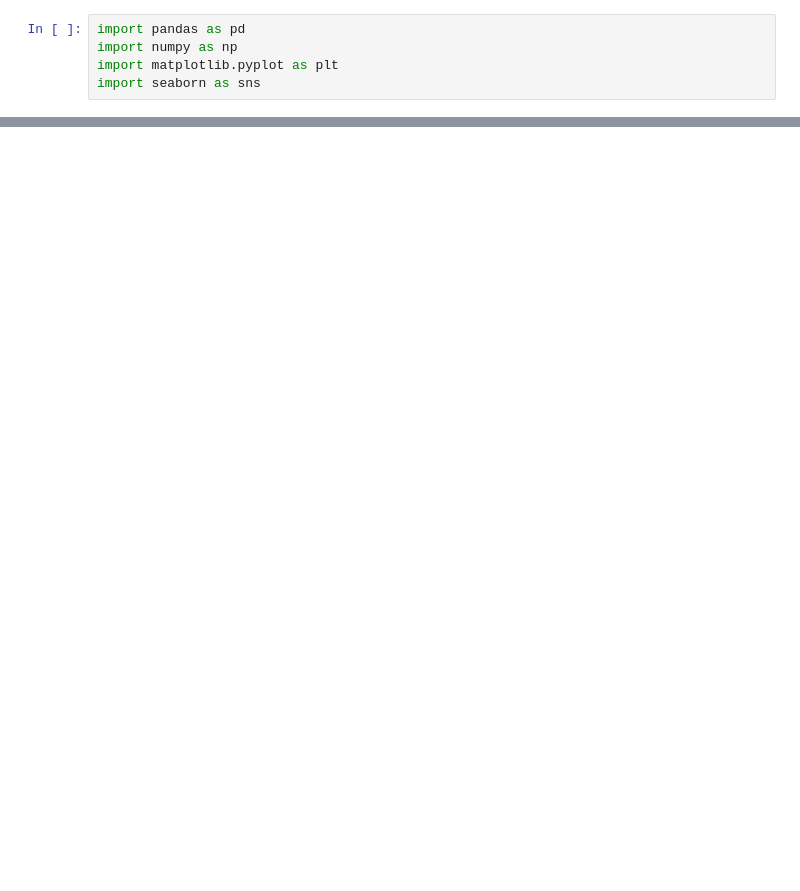
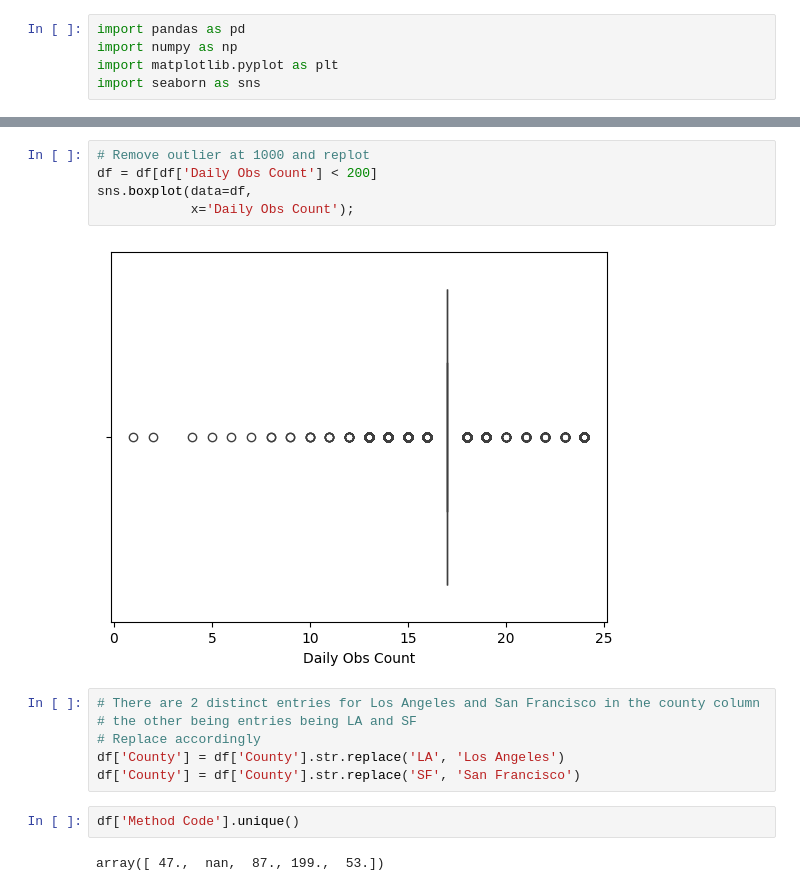
Before and after one commit to imanadeko/Analyzing-Ozone-Pollution-Trends-Across-California, a Jupyter notebook: notebook.ipynb, the cells around one changed output, grey strips where cells are left out. Saved outputs shown, nothing was run; the diff lists cells and outputs as text; blank space fills up the shorter version.

```diff
--- a/notebook.ipynb
+++ b/notebook.ipynb
@@ -40,0 +114,17 @@ df.head(30)
+# %%
+# Remove outlier at 1000 and replot
+df = df[df['Daily Obs Count'] < 200]
+sns.boxplot(data=df,
+            x='Daily Obs Count');
+# %% [output]
+[figure, added]
+# %%
+# There are 2 distinct entries for Los Angeles and San Francisco in the county column
+# the other being entries being LA and SF
+# Replace accordingly
+df['County'] = df['County'].str.replace('LA', 'Los Angeles')
+df['County'] = df['County'].str.replace('SF', 'San Francisco')
+# %%
+df['Method Code'].unique()
+# %% [output]
+array([ 47.,  nan,  87., 199.,  53.])
```
Also changed, not shown: parts of 11 cells of this notebook.
